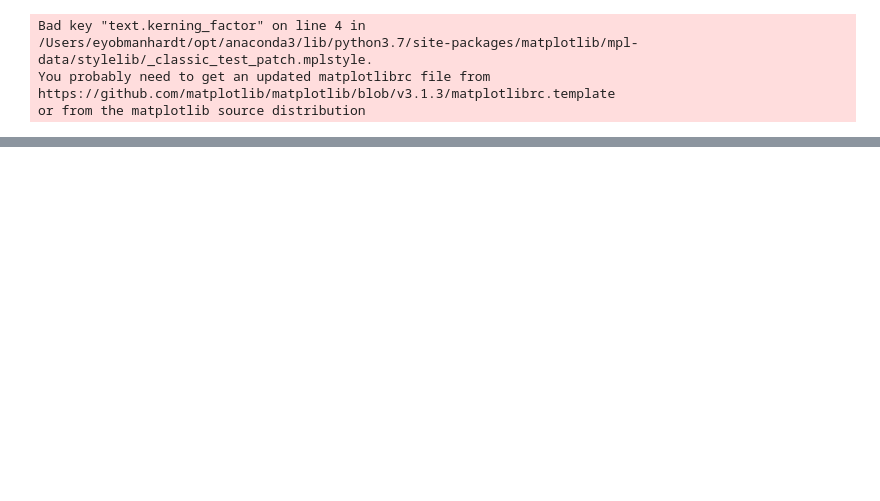
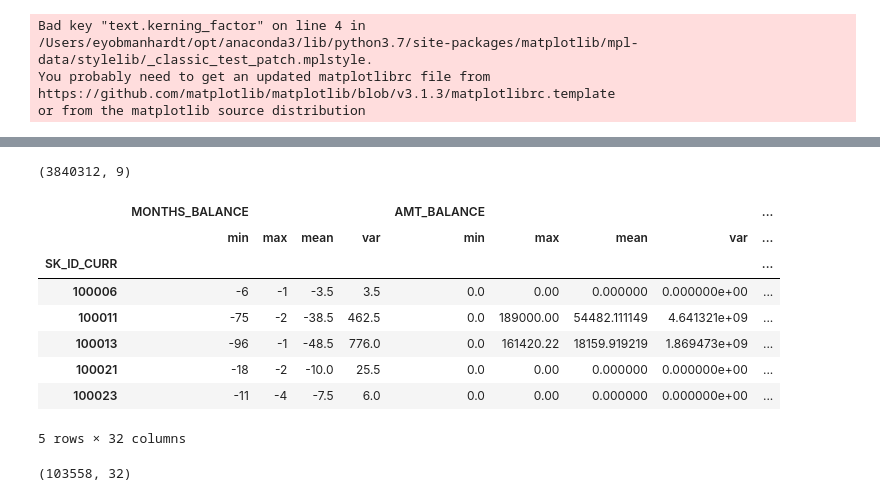
Before and after one commit to DSEI21000-S21/project-home-credit, a Jupyter notebook: experiments/eyob/model_2.ipynb, the cells around one changed output, grey strips where cells are left out. Saved outputs shown, nothing was run; the diff lists cells and outputs as text; code cells hidden in the pictures; blank space fills up the shorter version.

```diff
--- a/experiments/eyob/model_2.ipynb
+++ b/experiments/eyob/model_2.ipynb
@@ -259,3 +388,6 @@ column_transformer = ColumnTransformer(transformers=[
     ('num_pip', numerical_pipe, num_cols),
     ('cat_pipe', categorical_pipe, cat_cols)
 ])
+# %%
+cc = get_clean_credit(data['credit_card_balance'])
+cc.head()
@@ -261,0 +410,21 @@ column_transformer = ColumnTransformer(transformers=[
+# %%
+cc.shape
+# %% [output]
+(3840312, 9)
+# %%
+cc_agg = cc.groupby('SK_ID_CURR').agg(['min', 'max', 'mean','var'])
+cc_agg.head()
+# %% [output]
+|  | MONTHS_BALANCE |  |  |  | AMT_BALANCE |  |  |  | ... |
+|  | min | max | mean | var | min | max | mean | var | ... |
+| SK_ID_CURR |  |  |  |  |  |  |  |  | ... |
+| 100006 | -6 | -1 | -3.5 | 3.5 | 0.0 | 0.00 | 0.000000 | 0.000000e+00 | ... |
+| 100011 | -75 | -2 | -38.5 | 462.5 | 0.0 | 189000.00 | 54482.111149 | 4.641321e+09 | ... |
+| 100013 | -96 | -1 | -48.5 | 776.0 | 0.0 | 161420.22 | 18159.919219 | 1.869473e+09 | ... |
+| 100021 | -18 | -2 | -10.0 | 25.5 | 0.0 | 0.00 | 0.000000 | 0.000000e+00 | ... |
+| 100023 | -11 | -4 | -7.5 | 6.0 | 0.0 | 0.00 | 0.000000 | 0.000000e+00 | ... |
+5 rows × 32 columns
+# %%
+cc_agg.shape
+# %% [output]
+(103558, 32)
```
Also changed, not shown: parts of 42 cells of this notebook.
